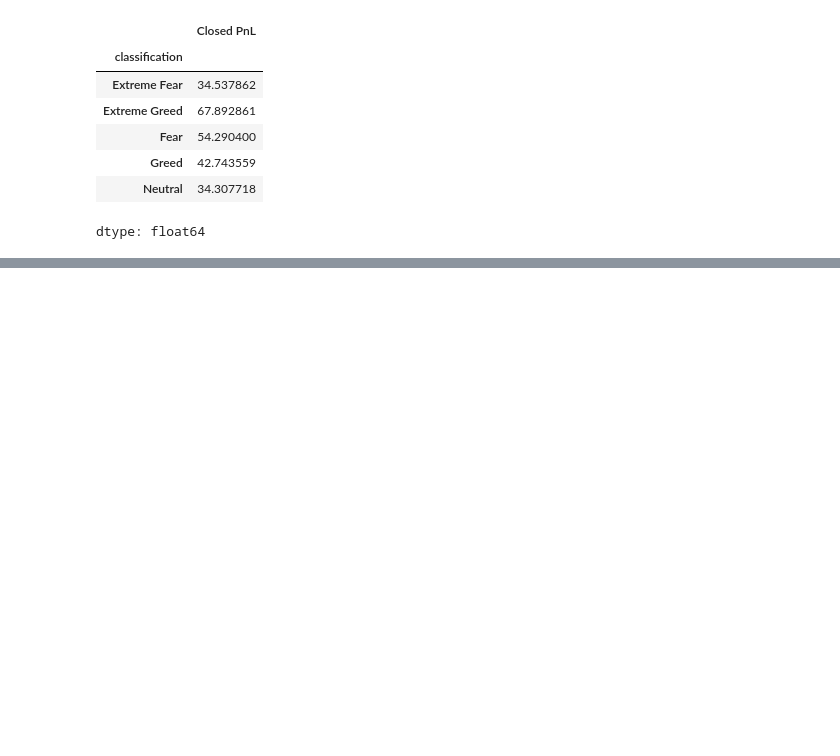
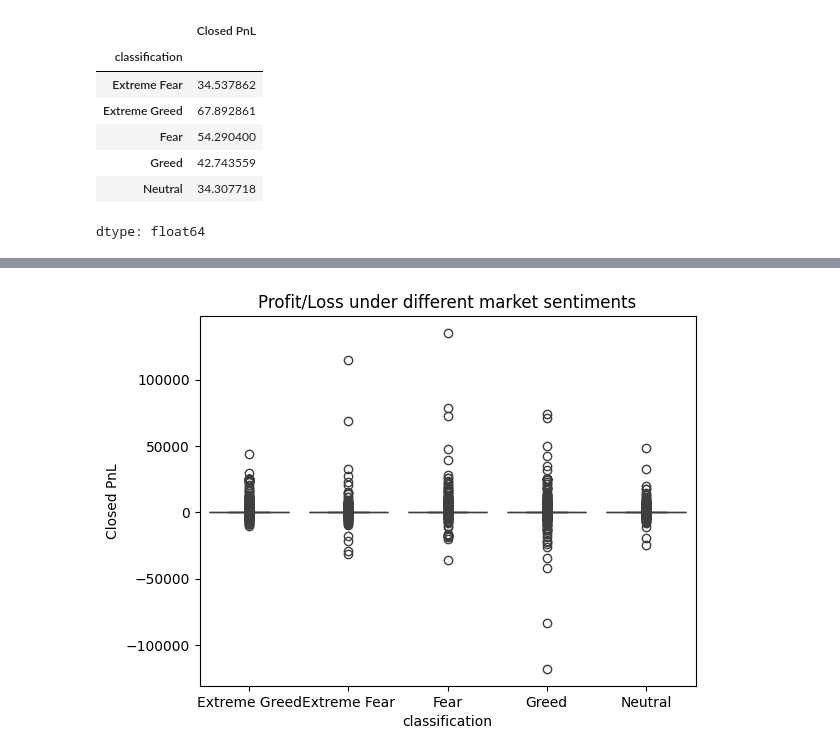
Before and after one commit to AqsaNabi/trader-sentiment-analysis, a Jupyter notebook: Sentiment_Analysis.ipynb, the cells around one changed output, grey strips where cells are left out. Saved outputs shown, nothing was run; the diff lists cells and outputs as text; code cells hidden in the pictures; blank space fills up the shorter version.

```diff
--- a/Sentiment_Analysis.ipynb
+++ b/Sentiment_Analysis.ipynb
@@ -82,0 +106,6 @@ dtype: float64
+# %%
+ss.boxplot(data=joinedDf_df, x='classification', y='Closed PnL')
+plt.title("Profit/Loss under different market sentiments")
+plt.show()
+# %% [output]
+[figure, added]
```
Also changed, not shown: parts of 3 cells of this notebook.
